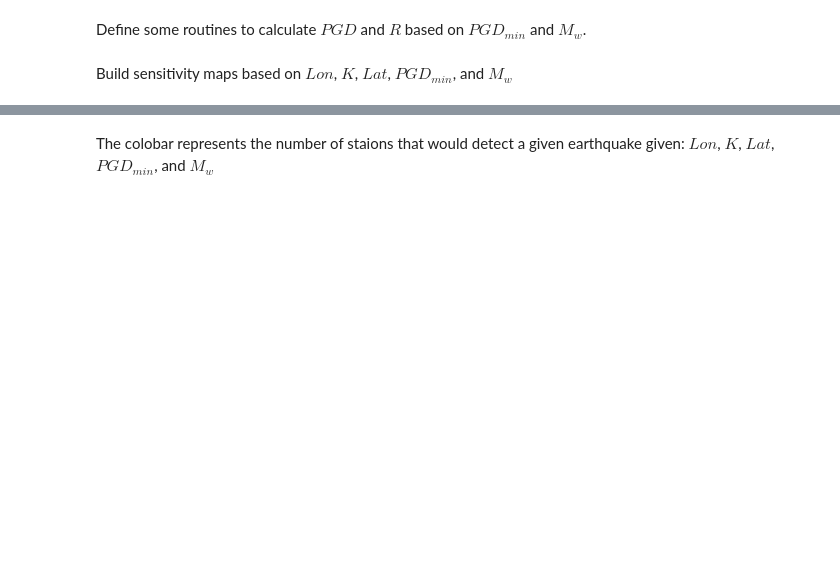
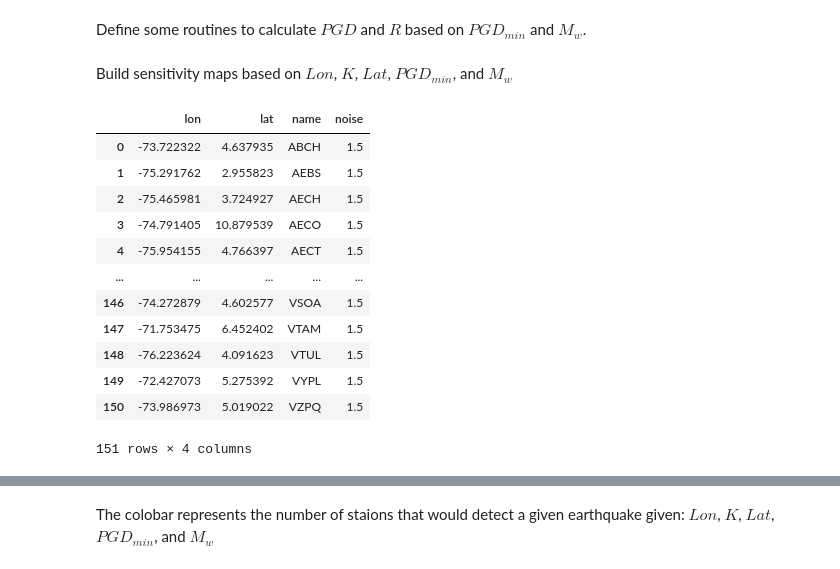
Before and after one commit to david-mencin/ColombiaEEW, a Jupyter notebook: Colombia_Sensitivty.ipynb, the cells around one changed output, grey strips where cells are left out. Saved outputs shown, nothing was run; the diff lists cells and outputs as text; code cells hidden in the pictures; blank space fills up the shorter version.

```diff
--- a/Colombia_Sensitivty.ipynb
+++ b/Colombia_Sensitivty.ipynb
@@ -219,6 +277,21 @@ grid = pygmt.datasets.load_earth_relief(region=[min_lon,max_lon,min_lat,max_lat]
 # %%
 # Read in station locations and noise for each station
 df = pd.read_csv (station_input_filename)
+df
+# %% [output]
+|  | lon | lat | name | noise |
+| 0 | -73.722322 | 4.637935 | ABCH | 1.5 |
+| 1 | -75.291762 | 2.955823 | AEBS | 1.5 |
+| 2 | -75.465981 | 3.724927 | AECH | 1.5 |
+| 3 | -74.791405 | 10.879539 | AECO | 1.5 |
+| 4 | -75.954155 | 4.766397 | AECT | 1.5 |
+| ... | ... | ... | ... | ... |
+| 146 | -74.272879 | 4.602577 | VSOA | 1.5 |
+| 147 | -71.753475 | 6.452402 | VTAM | 1.5 |
+| 148 | -76.223624 | 4.091623 | VTUL | 1.5 |
+| 149 | -72.427073 | 5.275392 | VYPL | 1.5 |
+| 150 | -73.986973 | 5.019022 | VZPQ | 1.5 |
+151 rows × 4 columns
 # %%
 df['distance'] = get_distance_from_mw(Mw, pgd_threshold=k*df.noise)
 # %%
```
Also changed, not shown: parts of 4 cells of this notebook, 2 other files.
